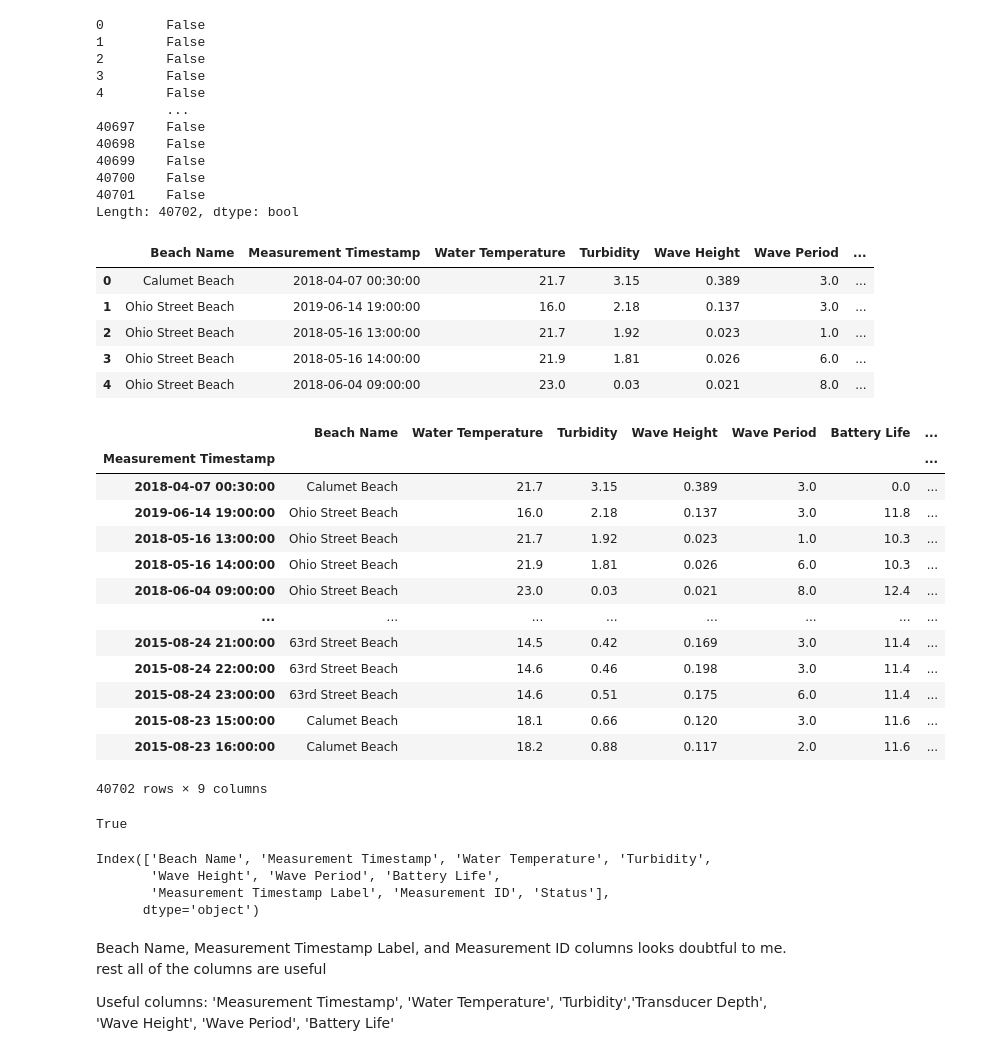
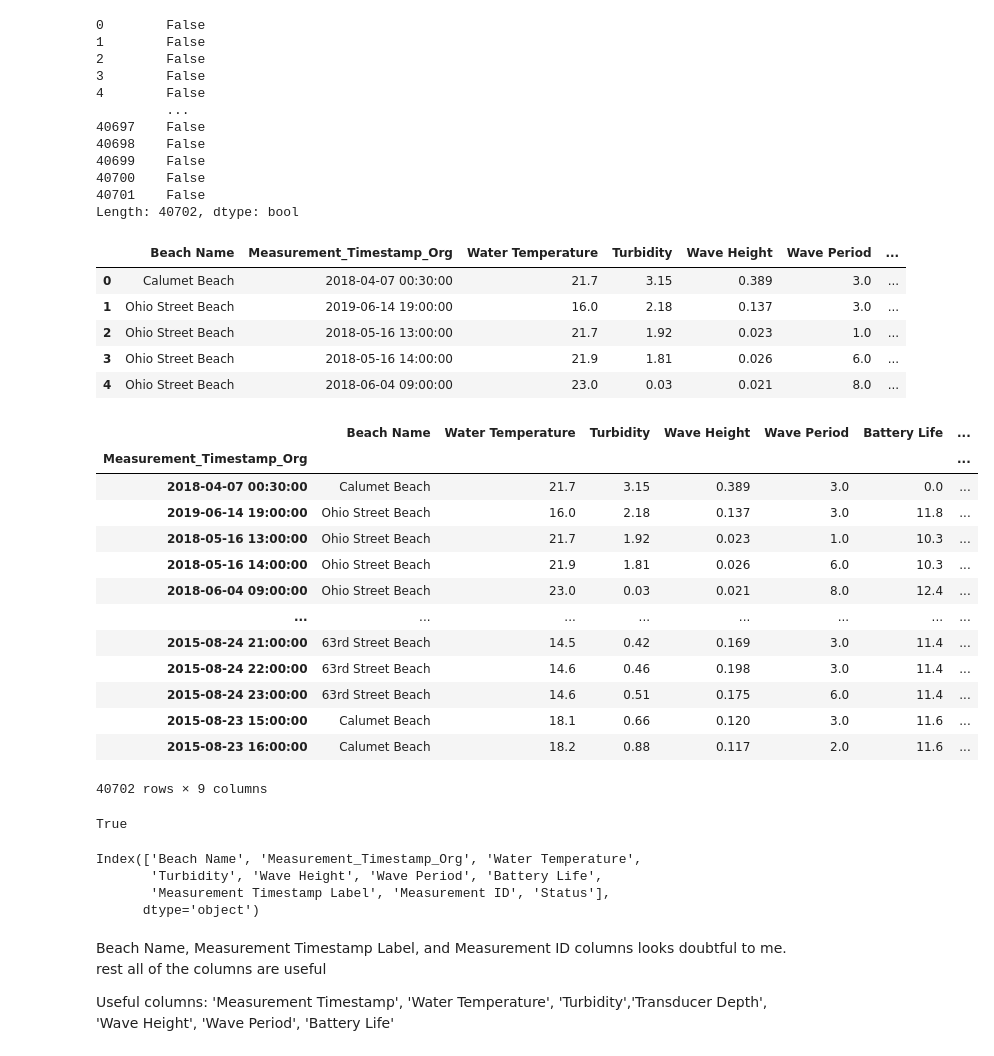
Before and after one commit to amohammed5075/TDA_Project, a Jupyter notebook: Umap.ipynb, the cells around one changed output. Drawn from its saved outputs; the diff is of its cells as text; code cells hidden in the pictures.

```diff
--- a/Umap.ipynb
+++ b/Umap.ipynb
@@ -79,21 +80,23 @@ data.duplicated()
 40701    False
 Length: 40702, dtype: bool
 # %%
-data['Measurement Timestamp'] = pd.to_datetime(data['Measurement Timestamp'])
+data = data.rename(columns={'Measurement Timestamp':'Measurement_Timestamp_Org'})
+
+data['Measurement_Timestamp_Org'] = pd.to_datetime(data['Measurement_Timestamp_Org'])
 # %%
 data.head()
 # %% [output]
-|  | Beach Name | Measurement Timestamp | Water Temperature | Turbidity | Wave Height | Wave Period | ... |
+|  | Beach Name | Measurement_Timestamp_Org | Water Temperature | Turbidity | Wave Height | Wave Period | ... |
 | 0 | Calumet Beach | 2018-04-07 00:30:00 | 21.7 | 3.15 | 0.389 | 3.0 | ... |
 | 1 | Ohio Street Beach | 2019-06-14 19:00:00 | 16.0 | 2.18 | 0.137 | 3.0 | ... |
 | 2 | Ohio Street Beach | 2018-05-16 13:00:00 | 21.7 | 1.92 | 0.023 | 1.0 | ... |
 | 3 | Ohio Street Beach | 2018-05-16 14:00:00 | 21.9 | 1.81 | 0.026 | 6.0 | ... |
 | 4 | Ohio Street Beach | 2018-06-04 09:00:00 | 23.0 | 0.03 | 0.021 | 8.0 | ... |
 # %%
-data.set_index('Measurement Timestamp')
+data.set_index('Measurement_Timestamp_Org')
 # %% [output]
 |  | Beach Name | Water Temperature | Turbidity | Wave Height | Wave Period | Battery Life | ... |
-| Measurement Timestamp |  |  |  |  |  |  | ... |
+| Measurement_Timestamp_Org |  |  |  |  |  |  | ... |
 | 2018-04-07 00:30:00 | Calumet Beach | 21.7 | 3.15 | 0.389 | 3.0 | 0.0 | ... |
 | 2019-06-14 19:00:00 | Ohio Street Beach | 16.0 | 2.18 | 0.137 | 3.0 | 11.8 | ... |
 | 2018-05-16 13:00:00 | Ohio Street Beach | 21.7 | 1.92 | 0.023 | 1.0 | 10.3 | ... |
@@ -114,8 +117,8 @@ True
 # %%
 data.columns
 # %% [output]
-Index(['Beach Name', 'Measurement Timestamp', 'Water Temperature', 'Turbidity',
-       'Wave Height', 'Wave Period', 'Battery Life',
+Index(['Beach Name', 'Measurement_Timestamp_Org', 'Water Temperature',
+       'Turbidity', 'Wave Height', 'Wave Period', 'Battery Life',
        'Measurement Timestamp Label', 'Measurement ID', 'Status'],
       dtype='object')
 # %% [markdown]
```
Also changed, not shown: parts of 24 cells of this notebook, 34 other files.
